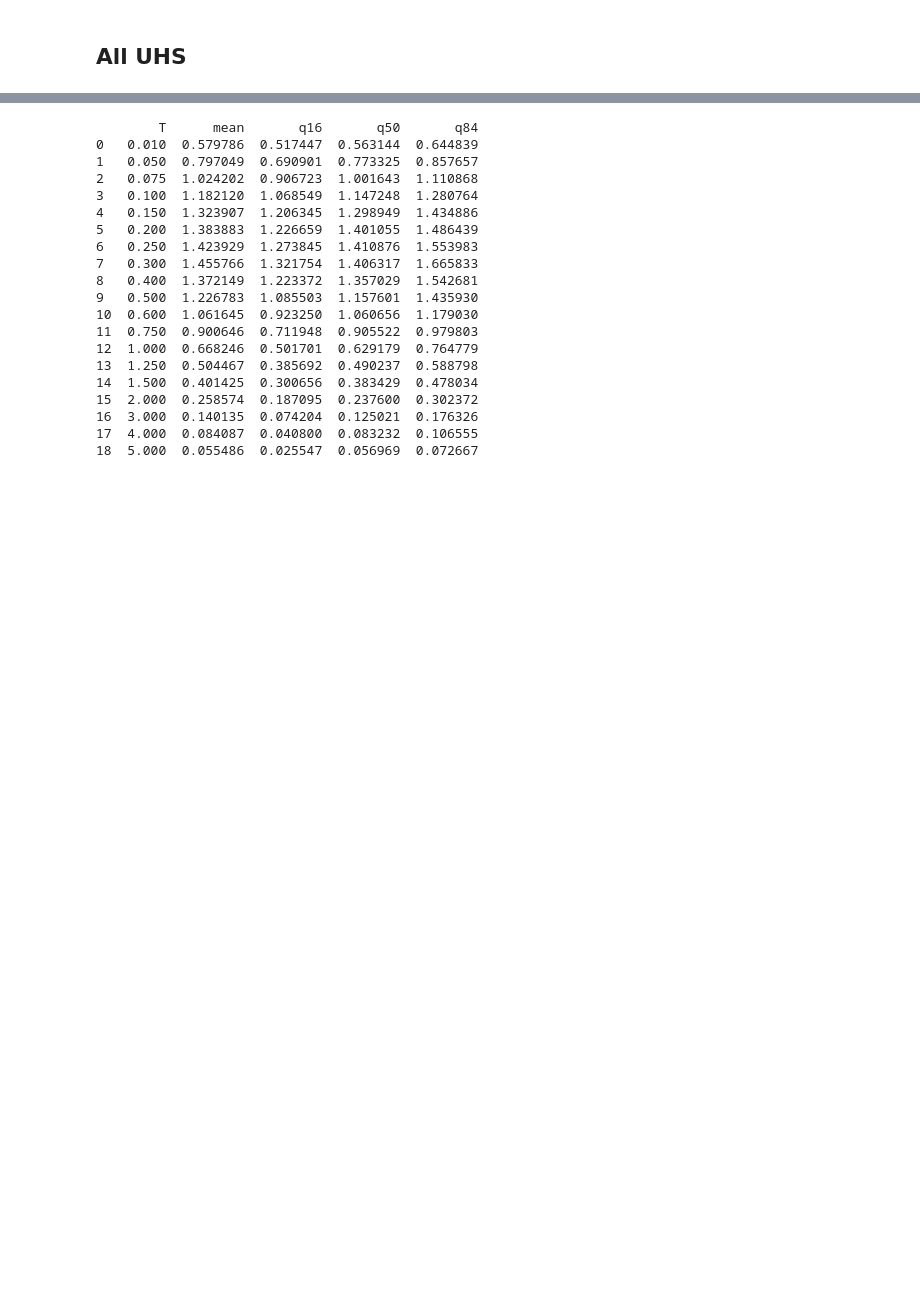
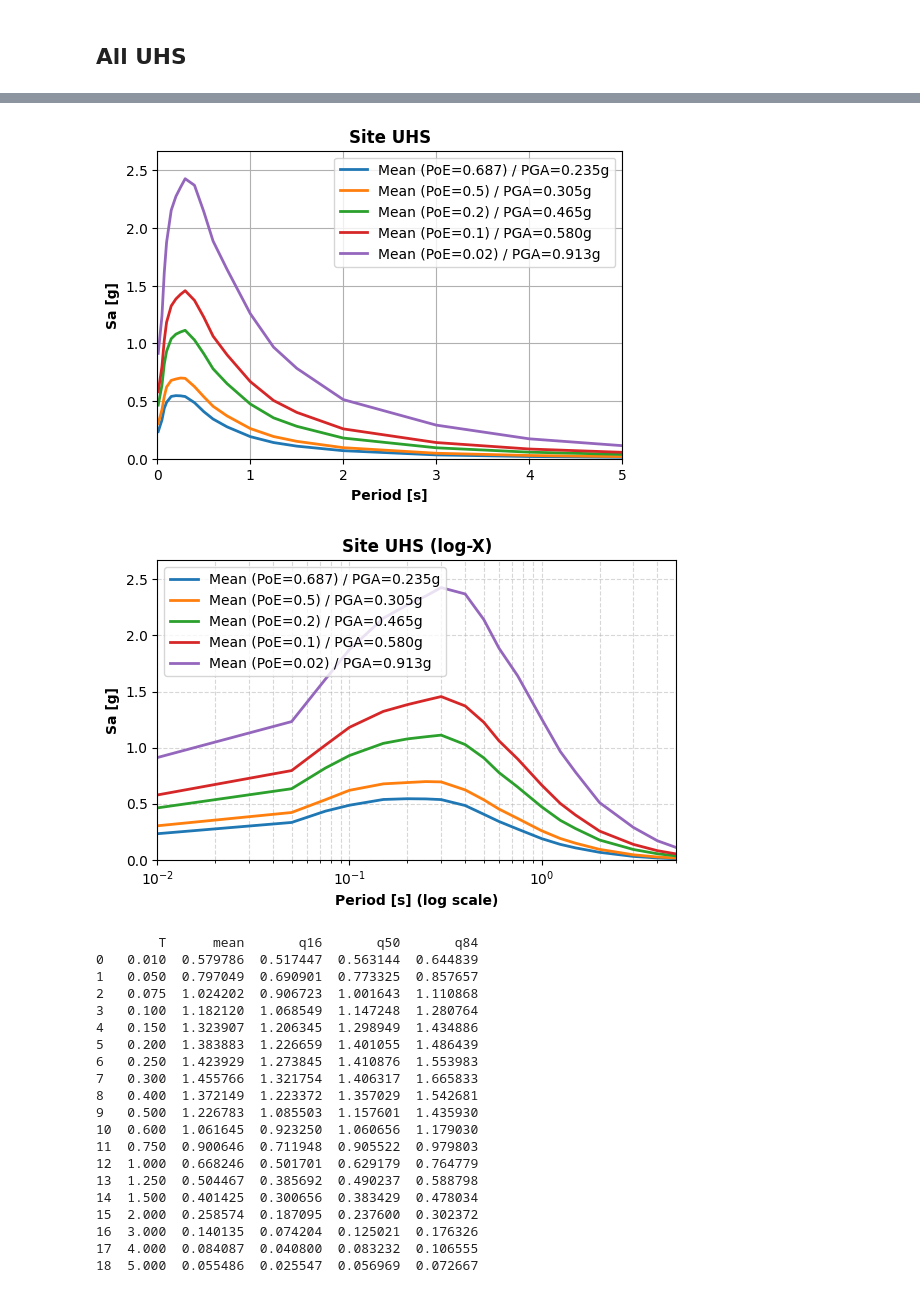
Before and after one commit to ppalacios92/OpenQuakeUHS, a Jupyter notebook: src/OpenQuakeUHS/examples/Main.ipynb, the cells around one changed output, grey strips where cells are left out. Drawn from its saved outputs; the diff is of its cells as text; code cells hidden in the pictures; blank space fills up the shorter version.

```diff
--- a/src/OpenQuakeUHS/examples/Main.ipynb
+++ b/src/OpenQuakeUHS/examples/Main.ipynb
@@ -21,3 +28,14 @@ plot_uhs_sets(mean, quantile, rlz, poe=poe)
+# %%
+plot_uhs_sets(
+    mean_files=mean,
+    quantile_files=None,
+    rlz_files=None,
+    poe=[0.687 , 0.50 , 0.2 , 0.1 , 0.02 ],
+    title="Site UHS"
+)
+# %% [output]
+[figure, added]
+[figure, added]
 # %%
 table = generate_uhs_table(mean[0], quantile, poe=poe)
 print(table)
```
Also changed, not shown: parts of 3 cells of this notebook, 2 other files.
